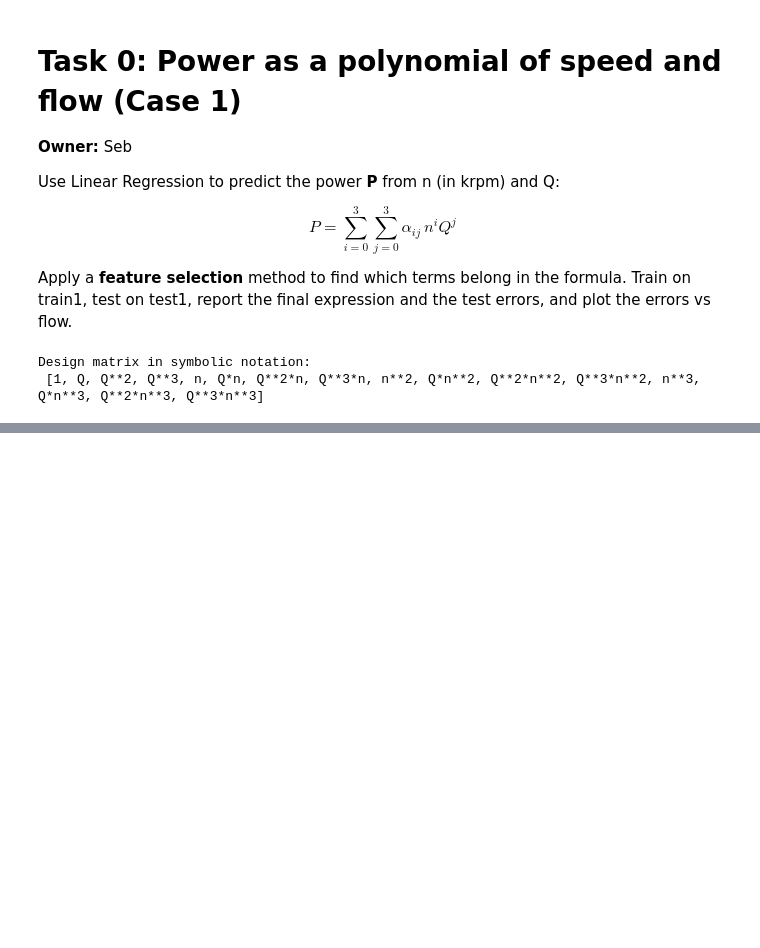
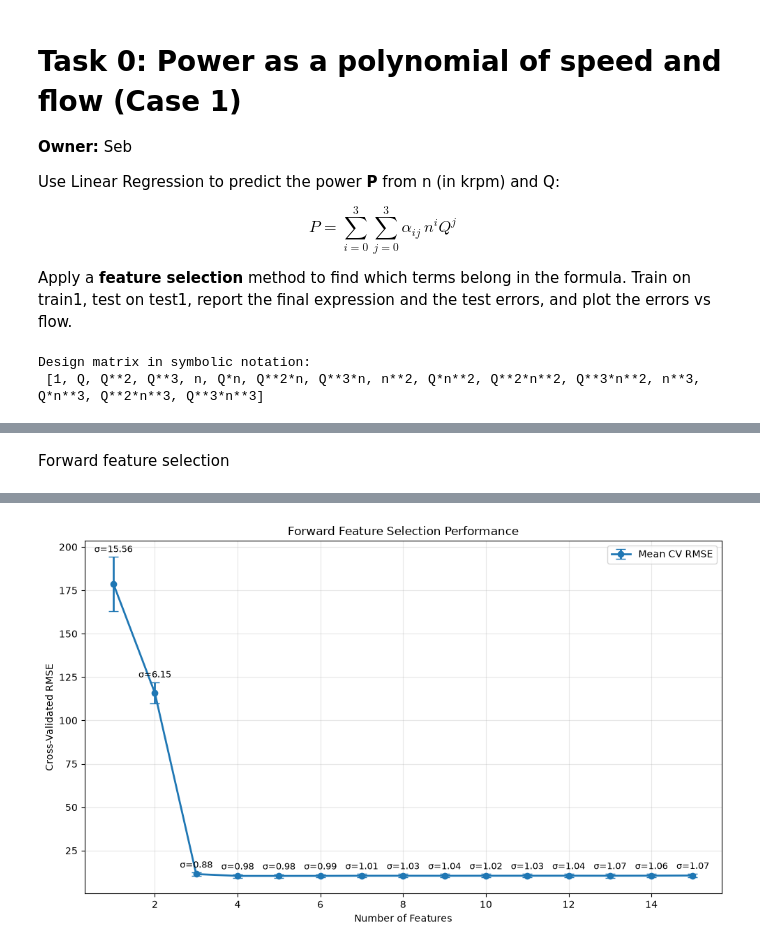
Before and after one commit to fedoandreea/machinelearningproject, a Jupyter notebook: notebooks/task0_power_feature_selection.ipynb, the cells around one changed output, grey strips where cells are left out. Cells and saved outputs as stored; diff of their text form; code cells hidden in the pictures; blank space fills up the shorter version.

```diff
--- a/notebooks/task0_power_feature_selection.ipynb
+++ b/notebooks/task0_power_feature_selection.ipynb
@@ -173,10 +188,0 @@ Text(0.5, 1.0, 'Forward Feature Selection and \n Averaged Negative Mean Squared
-# %%
-#Hm, it seems like we can choose 3 features if the value is less than 1/2 st dev away from 4 features.
-
-st_dev = np.std(cv_mse)
-mean = np.mean(cv_mse)
-
-stds = abs(cv_mse[3]-cv_mse[2])/st_dev
-print("number of standard deveations between 3 and 4 features models: ", stds)
-
-#We can choose 3 features!
@@ -184,0 +189,68 @@ number of standard deveations between 3 and 4 features models:  0.00314048882865
+# %% [markdown]
+Forward feature selection
+# %%
+#Testing performance of different models from forward selection
+
+
+#SequentialFeatureSelector only allows features_to_select to be less than n_features. So we make a model with all features after this loop.
+no_fts = np.arange(1,16)
+model = LinearRegression()
+results = []
+cross_validation = KFold(n_splits=5, shuffle=True, random_state=42)
+for i in no_fts:
+    sfs = SequentialFeatureSelector(model, direction = "forward", cv = 5, n_features_to_select= i)
+    sfs.fit(X_train, y_train)
+    selected_X_train = sfs.transform(X_train) #only relevent features selected
+
+    #getting cross validation score
+
+    fold_rmse = -cross_val_score(
+        model, selected_X_train, y_train,
+        cv = cross_validation,
+        scoring="neg_root_mean_squared_error"
+        )
+
+    results.append({"Number of Features": i, "mean_cv_rmse": fold_rmse.mean(), "std_cv_rmse": fold_rmse.std()})
+
+cv_results = pd.DataFrame(results)
+
+print("-"*30, "Forward selection results:", "-"*30)
+print(cv_results.to_string(index=False))
+
+#plotting:
+plt.figure(figsize=(10, 6))
+
+plt.errorbar(
+    cv_results["Number of Features"],
+    cv_results["mean_cv_rmse"],
+    yerr=cv_results["std_cv_rmse"],
+    fmt="o-",
+    capsize=5,
+    linewidth=2,
+    label="Mean CV RMSE"
+)
+
+# Add std values above each error bar
+for x, mean, std in zip(
+    cv_results["Number of Features"],
+    cv_results["mean_cv_rmse"],
+    cv_results["std_cv_rmse"]
+):
+    plt.annotate(
+        f"σ={std:.2f}",
+        (x, mean + std),
+        xytext=(0, 5),
+        textcoords="offset points",
+        ha="center",
+        fontsize=9
+    )
+
+plt.xlabel("Number of Features")
+plt.ylabel("Cross-Validated RMSE")
+plt.title("Forward Feature Selection Performance")
+plt.grid(True, alpha=0.3)
+plt.legend()
+
+plt.tight_layout()
+plt.show()
+# %% [output]
@@ -185 +274,2 @@ number of standard deveations between 3 and 4 features models:  0.00314048882865
+[figure, added]
 # %%
```
Also changed, not shown: parts of 21 cells of this notebook.
